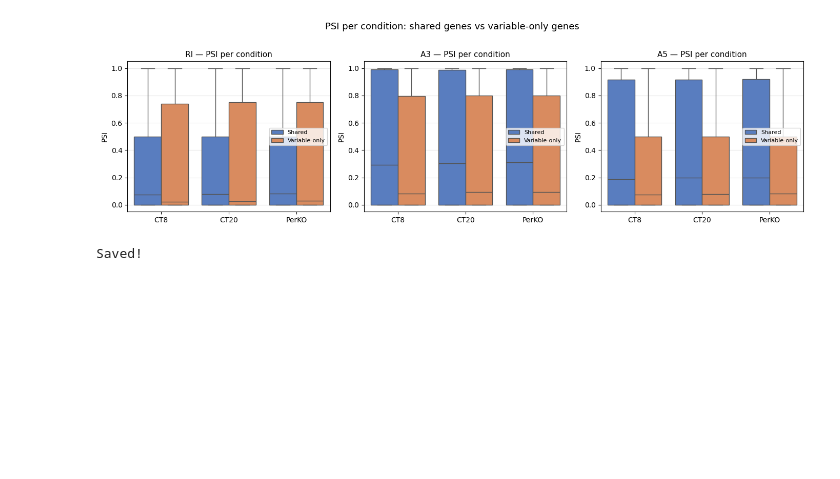
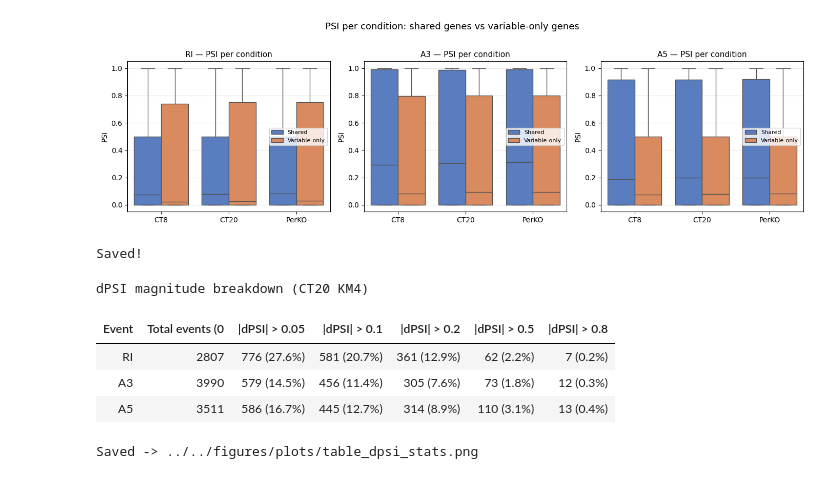
Before and after one commit to griceyrt/Internship, a Jupyter notebook: analysis/notebooks/03_psi_comparison.ipynb, the cells around one changed output. Drawn from its saved outputs; the diff is of its cells as text; code cells hidden in the pictures; blank space fills up the shorter version.

Commit message:
Q4 in Barplot and dPSI magnitude breakdown CT20 KM4

```diff
--- a/analysis/notebooks/03_psi_comparison.ipynb
+++ b/analysis/notebooks/03_psi_comparison.ipynb
@@ -463,3 +463,31 @@ print("Saved!")
 # %% [output]
 [figure]
 Saved!
+# %%
+# Stats: proportion of shared events with large dPSI
+thresholds = [0.05, 0.1, 0.2, 0.5, 0.8]
+
+rows_stats = []
+for event in EVENT_TYPES:
+    event_df = df_dpsi[df_dpsi["event_type"] == event]
+    n_total = len(event_df)
+    row = {"Event": event, "Total events (0<PSI<1)": n_total}
+    for t in thresholds:
+        n_above = (event_df["delta_PSI"] > t).sum()
+        pct = 100 * n_above / n_total if n_total > 0 else 0
+        row[f"|dPSI| > {t}"] = f"{n_above} ({pct:.1f}%)"
+    rows_stats.append(row)
+
+df_stats = pd.DataFrame(rows_stats)
+display(style_table(df_stats, f"dPSI magnitude breakdown (CT20 {km})"))
+export_table_png(df_stats,
+                 "../../figures/plots/table_dpsi_stats.png",
+                 title=f"dPSI magnitude breakdown (CT20 {km})",
+                 figsize=(18, 3))
+# %% [output]
+dPSI magnitude breakdown (CT20 KM4)
+| Event | Total events (0 | |dPSI| > 0.05 | |dPSI| > 0.1 | |dPSI| > 0.2 | |dPSI| > 0.5 | |dPSI| > 0.8 |
+| RI | 2807 | 776 (27.6%) | 581 (20.7%) | 361 (12.9%) | 62 (2.2%) | 7 (0.2%) |
+| A3 | 3990 | 579 (14.5%) | 456 (11.4%) | 305 (7.6%) | 73 (1.8%) | 12 (0.3%) |
+| A5 | 3511 | 586 (16.7%) | 445 (12.7%) | 314 (8.9%) | 110 (3.1%) | 13 (0.4%) |
+Saved -> ../../figures/plots/table_dpsi_stats.png
```
Also changed, not shown: 7 other files.
